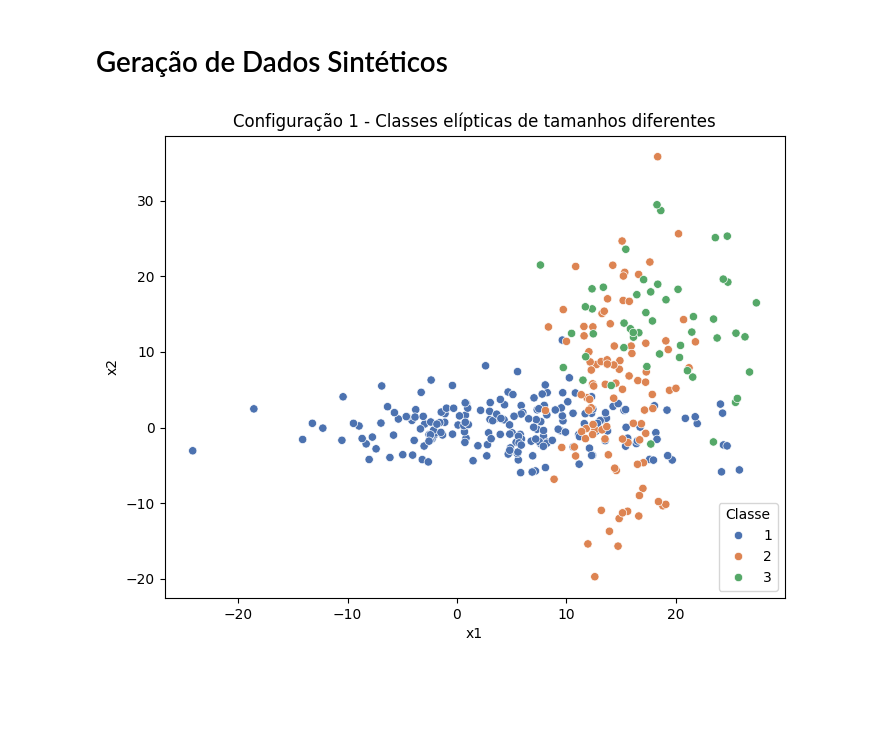
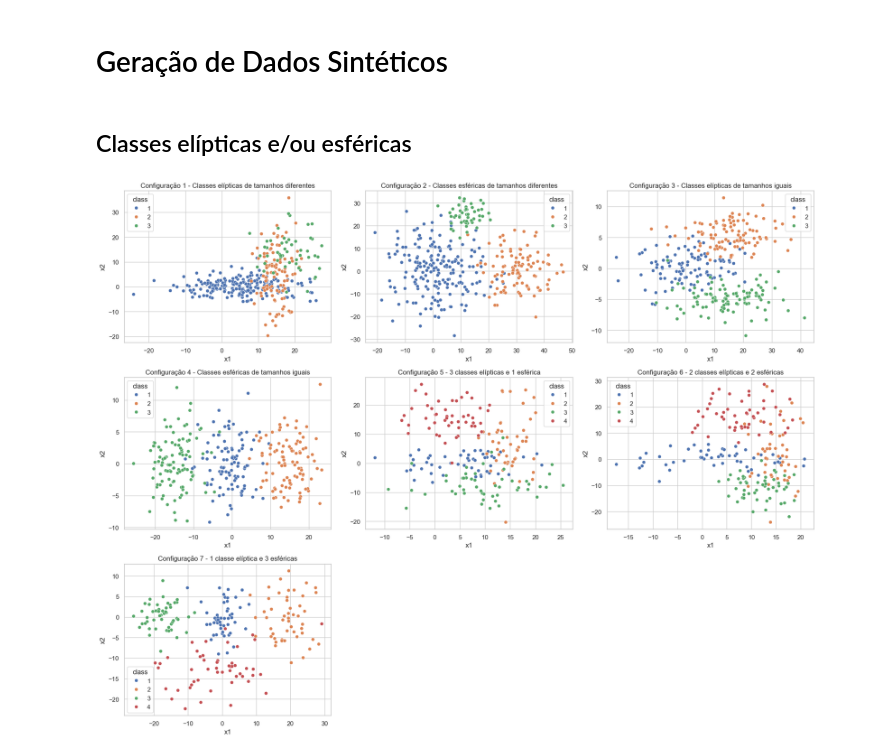
Before and after one commit to thomazcabral/Fuzzy_Clustering, a Jupyter notebook: synthetic_data.ipynb, the cells around one changed output. Cells and saved outputs as stored; diff of their text form; code cells hidden in the pictures; blank space fills up the shorter version.

```diff
--- a/synthetic_data.ipynb
+++ b/synthetic_data.ipynb
@@ -5,6 +5,8 @@ import numpy as np
 import pandas as pd
 import matplotlib.pyplot as plt
 import seaborn as sns
+# %% [markdown]
+## Classes elípticas e/ou esféricas
 # %%
 def gerar_configuracao(mu_list, sigma_list, tamanhos, config_id):
     dfs = []
@@ -75,19 +70,28 @@ sigma2_7 = [[12, 12], [20, 20], [16, 16], [81, 20]]
 n7 = [50, 50, 50, 50]
 df7 = gerar_configuracao(mu_7, sigma2_7, n7, config_id=7)
 l7 = "1 classe elíptica e 3 esféricas"
-# %%
-def plot_configuracao(df, l, config_id):
-    df_plot = df[df["config"] == config_id]
-    plt.figure(figsize=(8, 6))
-    sns.scatterplot(x="x1", y="x2", hue="class", data=df_plot, palette="deep")
-    plt.title(f"Configuração {config_id} - {l}")
-    plt.xlabel("x1")
-    plt.ylabel("x2")
-    plt.legend(title="Classe", loc='lower right') # localização da legenda
-    #plt.xlim(-25, 35)  # Limites do eixo x
-    #plt.ylim(-20, 30)  # Limites do eixo y
-    plt.show()
-
-plot_configuracao(df1, l1, config_id=1)
-# %% [output]
-[figure, removed]
+# %%
+def plot_configuracoes_todas(dfs, labels):
+    fig, axs = plt.subplots(3, 3, figsize=(18, 14))
+
+    for idx, (df, label) in enumerate(zip(dfs, labels)):
+        row, col = divmod(idx, 3)
+        ax = axs[row][col]
+        sns.scatterplot(data=df, x="x1", y="x2", hue="class", palette="deep", ax=ax)
+        ax.set_title(f"Configuração {df['config'].iloc[0]} - {label}")
+        ax.set_xlabel("x1")
+        ax.set_ylabel("x2")
+
+    # remove os plots vazios (posição 7 e 8)
+    axs[2][1].axis("off")
+    axs[2][2].axis("off")
+
+    plt.tight_layout()
+    plt.show()
+
+plot_configuracoes_todas(
+    dfs=[df1, df2, df3, df4, df5, df6, df7],
+    labels=[l1, l2, l3, l4, l5, l6, l7]
+)
+# %% [output]
+[figure, added]
```
Also changed, not shown: parts of 5 cells of this notebook.
